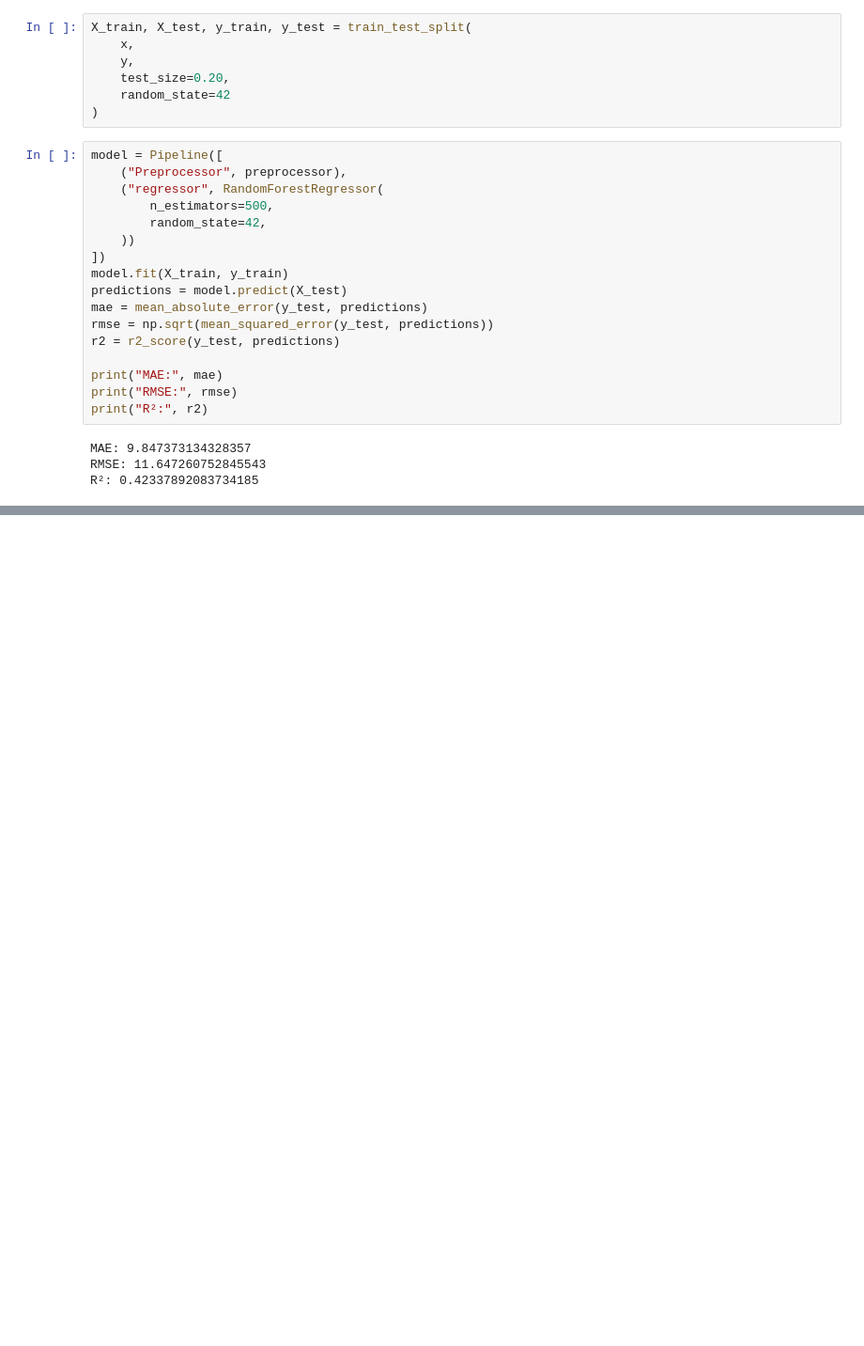
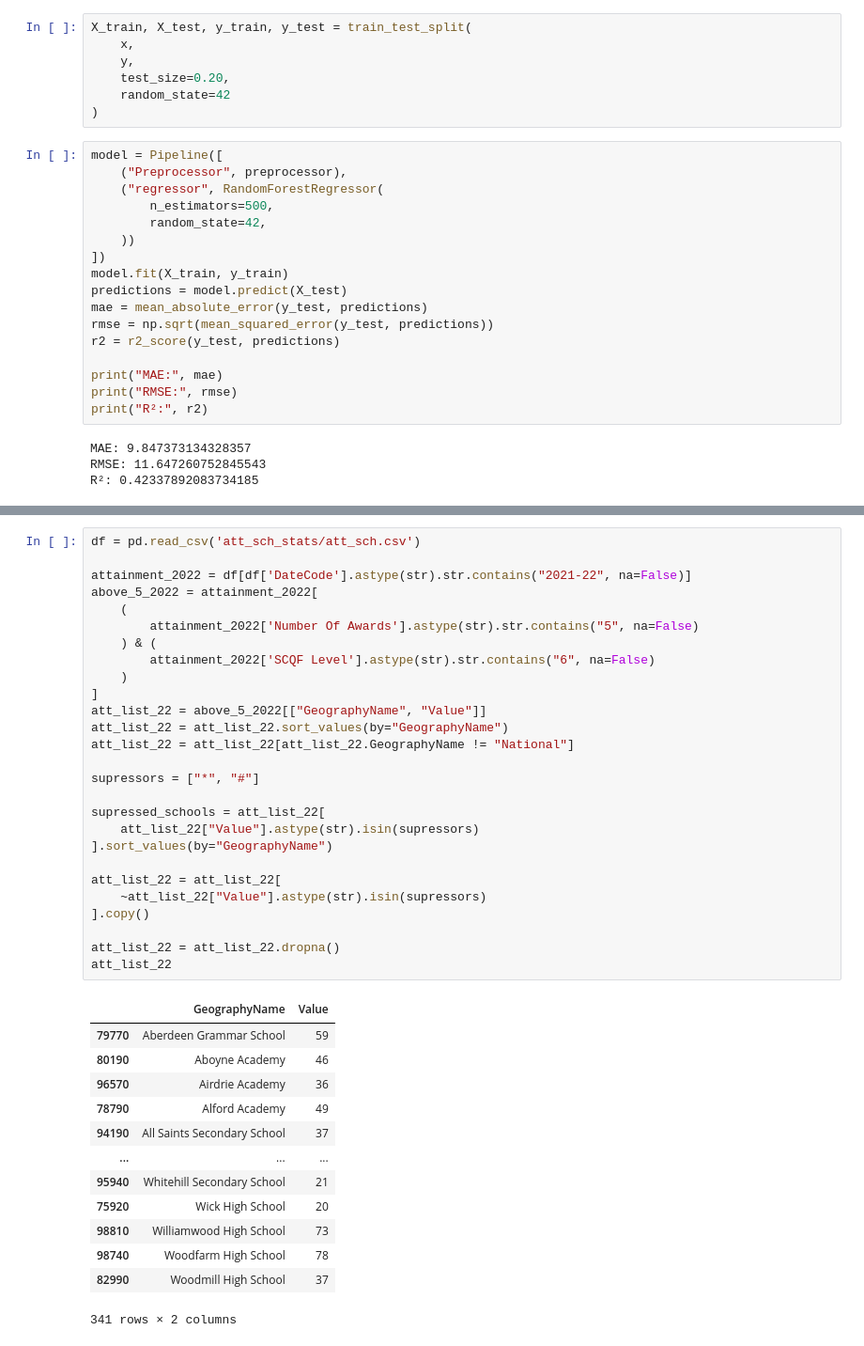
Before and after one commit to Jaxter1604/social_dets_edu_scot, a Jupyter notebook: testing.ipynb, the cells around one changed output, grey strips where cells are left out. Shown at 94% size. Saved outputs shown, nothing was run; the diff lists cells and outputs as text; blank space fills up the shorter version.

```diff
--- a/testing.ipynb
+++ b/testing.ipynb
@@ -663,0 +668,41 @@ R²: 0.42337892083734185
+# %%
+df = pd.read_csv('att_sch_stats/att_sch.csv')
+
+attainment_2022 = df[df['DateCode'].astype(str).str.contains("2021-22", na=False)]
+above_5_2022 = attainment_2022[
+    (
+        attainment_2022['Number Of Awards'].astype(str).str.contains("5", na=False)
+    ) & (
+        attainment_2022['SCQF Level'].astype(str).str.contains("6", na=False)
+    )
+]
+att_list_22 = above_5_2022[["GeographyName", "Value"]]
+att_list_22 = att_list_22.sort_values(by="GeographyName")
+att_list_22 = att_list_22[att_list_22.GeographyName != "National"]
+
+supressors = ["*", "#"]
+
+supressed_schools = att_list_22[
+    att_list_22["Value"].astype(str).isin(supressors)
+].sort_values(by="GeographyName")
+
+att_list_22 = att_list_22[
+    ~att_list_22["Value"].astype(str).isin(supressors)
+].copy()
+
+att_list_22 = att_list_22.dropna()
+att_list_22
+# %% [output]
+|  | GeographyName | Value |
+| 79770 | Aberdeen Grammar School | 59 |
+| 80190 | Aboyne Academy | 46 |
+| 96570 | Airdrie Academy | 36 |
+| 78790 | Alford Academy | 49 |
+| 94190 | All Saints Secondary School | 37 |
+| ... | ... | ... |
+| 95940 | Whitehill Secondary School | 21 |
+| 75920 | Wick High School | 20 |
+| 98810 | Williamwood High School | 73 |
+| 98740 | Woodfarm High School | 78 |
+| 82990 | Woodmill High School | 37 |
+341 rows × 2 columns
```
Also changed, not shown: parts of 10 cells of this notebook, 3 other files.
